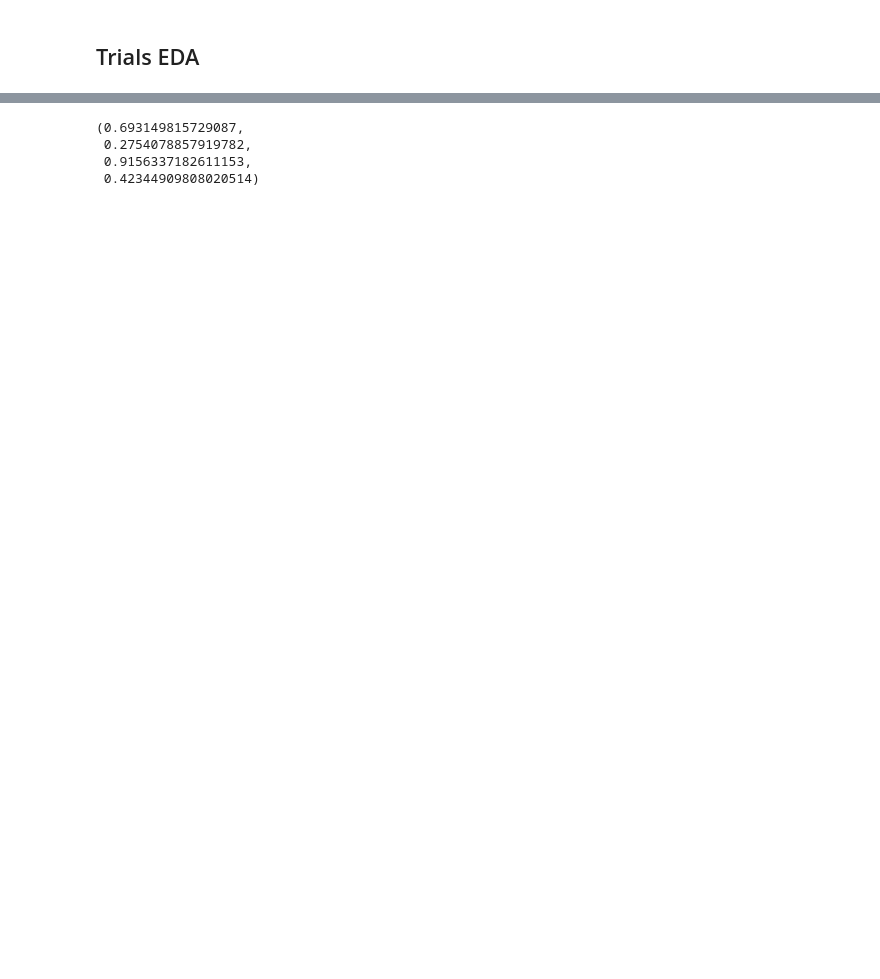
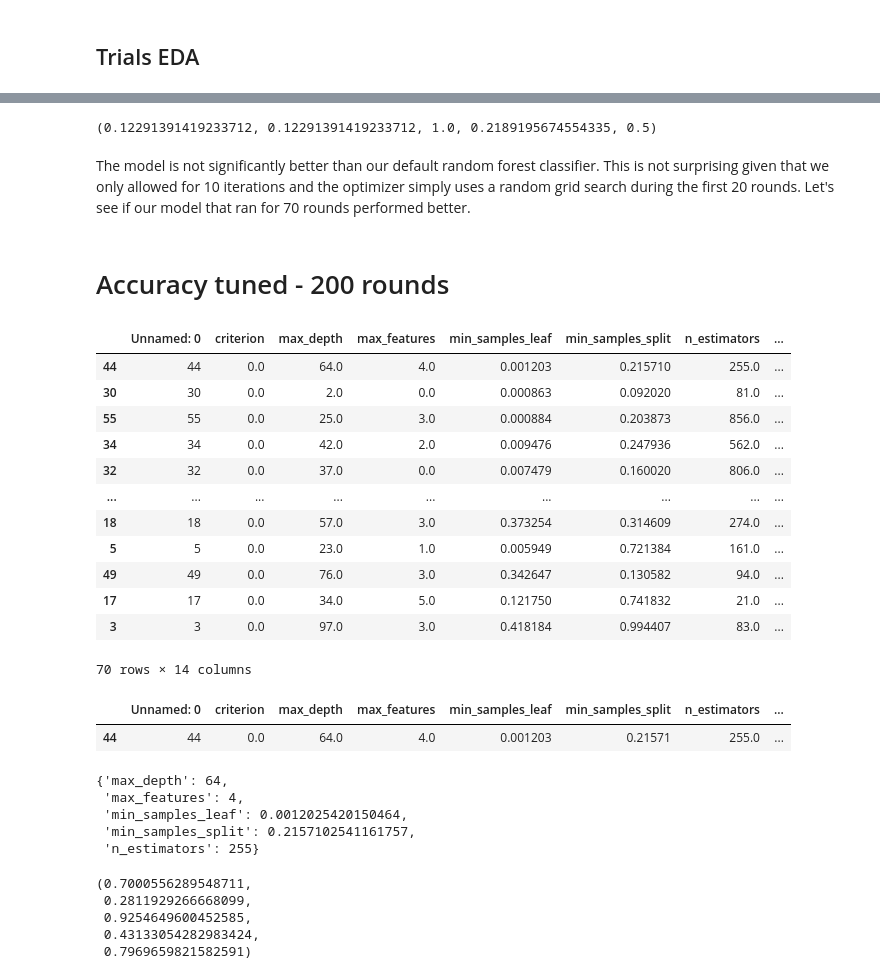
Before and after one commit to jzheng1995/Insurance-Cross-Sell, a Jupyter notebook: data/ISC_RF_tuning.ipynb, the cells around one changed output, grey strips where cells are left out. Drawn from its saved outputs; the diff is of its cells as text; code cells hidden in the pictures; blank space fills up the shorter version.

Commit message:
updated random forest

```diff
--- a/data/ISC_RF_tuning.ipynb
+++ b/data/ISC_RF_tuning.ipynb
@@ -503,11 +520,36 @@ def return_eval(pred, eval):
     ps = precision_score(eval, pred)
     rec = recall_score(eval,pred)
     f1 = f1_score(eval, pred)
-    return acc , ps ,rec, f1
+    auc = roc_auc_score(eval, pred)
+    return acc , ps ,rec, f1, auc
 
 return_eval(pred_tuned_rf, ys_val)
 # %% [output]
-(0.693149815729087,
- 0.2754078857919782,
- 0.9156337182611153,
- 0.42344909808020514)
+(0.12291391419233712, 0.12291391419233712, 1.0, 0.2189195674554335, 0.5)
+# %% [markdown]
+The model is not significantly better than our default random forest classifier. This is not surprising given that we only allowed for 10 iterations and the optimizer simply uses a random grid search during the first 20 rounds. Let's see if our model that ran for 70 rounds performed better.
+# %% [markdown]
+# Accuracy tuned - 200 rounds
+# %%
+trials_200 = pd.read_csv('trials.csv')
+trials_200.sort_values(by = 'accuracy', ascending= False)
+# %% [output]
+|  | Unnamed: 0 | criterion | max_depth | max_features | min_samples_leaf | min_samples_split | n_estimators | ... |
+| 44 | 44 | 0.0 | 64.0 | 4.0 | 0.001203 | 0.215710 | 255.0 | ... |
+| 30 | 30 | 0.0 | 2.0 | 0.0 | 0.000863 | 0.092020 | 81.0 | ... |
+| 55 | 55 | 0.0 | 25.0 | 3.0 | 0.000884 | 0.203873 | 856.0 | ... |
+| 34 | 34 | 0.0 | 42.0 | 2.0 | 0.009476 | 0.247936 | 562.0 | ... |
+| 32 | 32 | 0.0 | 37.0 | 0.0 | 0.007479 | 0.160020 | 806.0 | ... |
+| ... | ... | ... | ... | ... | ... | ... | ... | ... |
+| 18 | 18 | 0.0 | 57.0 | 3.0 | 0.373254 | 0.314609 | 274.0 | ... |
+| 5 | 5 | 0.0 | 23.0 | 1.0 | 0.005949 | 0.721384 | 161.0 | ... |
+| 49 | 49 | 0.0 | 76.0 | 3.0 | 0.342647 | 0.130582 | 94.0 | ... |
+| 17 | 17 | 0.0 | 34.0 | 5.0 | 0.121750 | 0.741832 | 21.0 | ... |
+| 3 | 3 | 0.0 | 97.0 | 3.0 | 0.418184 | 0.994407 | 83.0 | ... |
+70 rows × 14 columns
+# %%
+best_200 = trials_200[trials_200['trial_number']==44]
+best_200
+# %% [output]
+|  | Unnamed: 0 | criterion | max_depth | max_features | min_samples_leaf | min_samples_split | n_estimators | ... |
+| 44 | 44 | 0.0 | 64.0 | 4.0 | 0.001203 | 0.21571 | 255.0 | ... |
@@ -513,0 +561,10 @@ return_eval(pred_tuned_rf, ys_val)
+# %%
+for i in ['max_depth', 'n_estimators', 'max_features']:
+        best_200_params[i] = int(best_200_params[i])
+best_200_params
+# %% [output]
+{'max_depth': 64,
+ 'max_features': 4,
+ 'min_samples_leaf': 0.0012025420150464,
+ 'min_samples_split': 0.2157102541161757,
+ 'n_estimators': 255}
@@ -513,0 +581,9 @@ return_eval(pred_tuned_rf, ys_val)
+# %%
+rf_200_metric = return_eval(pred_tuned_rf_200, ys_val)
+rf_200_metric
+# %% [output]
+(0.7000556289548711,
+ 0.2811929266668099,
+ 0.9254649600452585,
+ 0.43133054282983424,
+ 0.7969659821582591)
```
Also changed, not shown: parts of 23 cells of this notebook, 4 other files.
